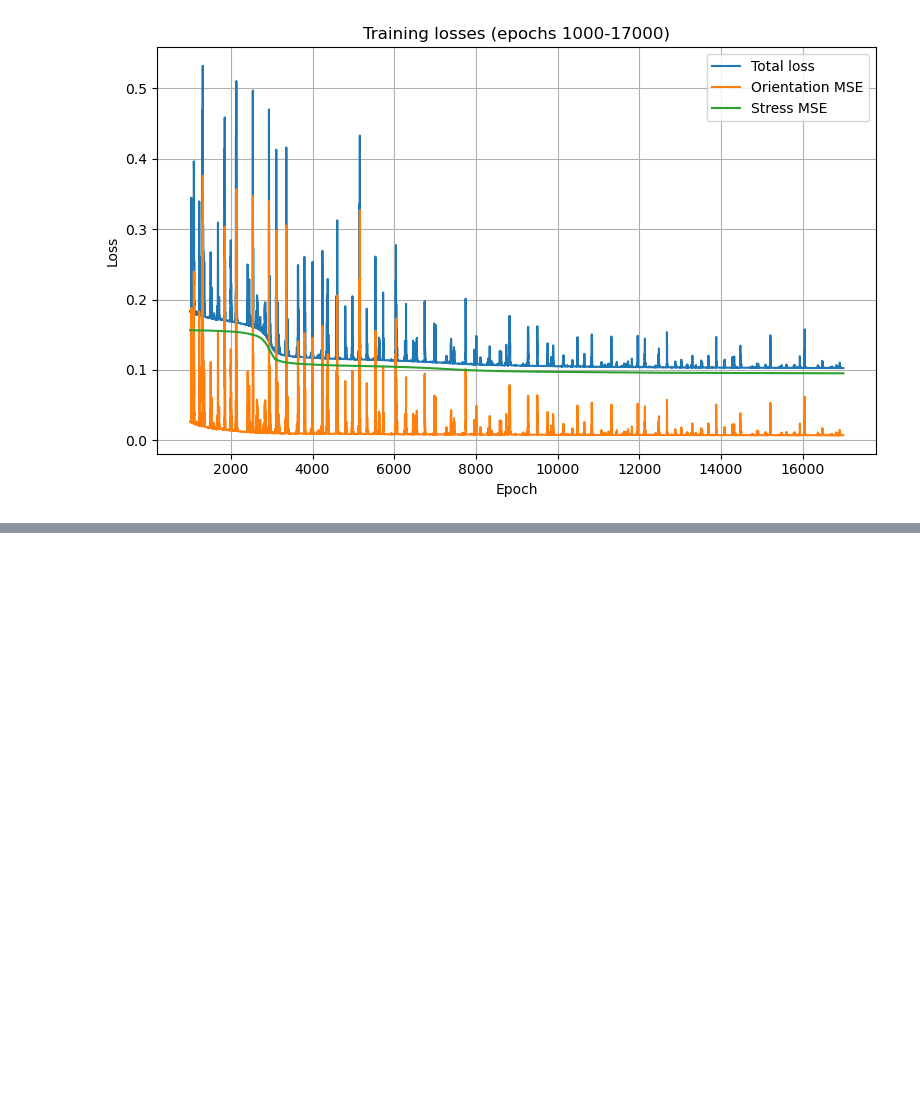
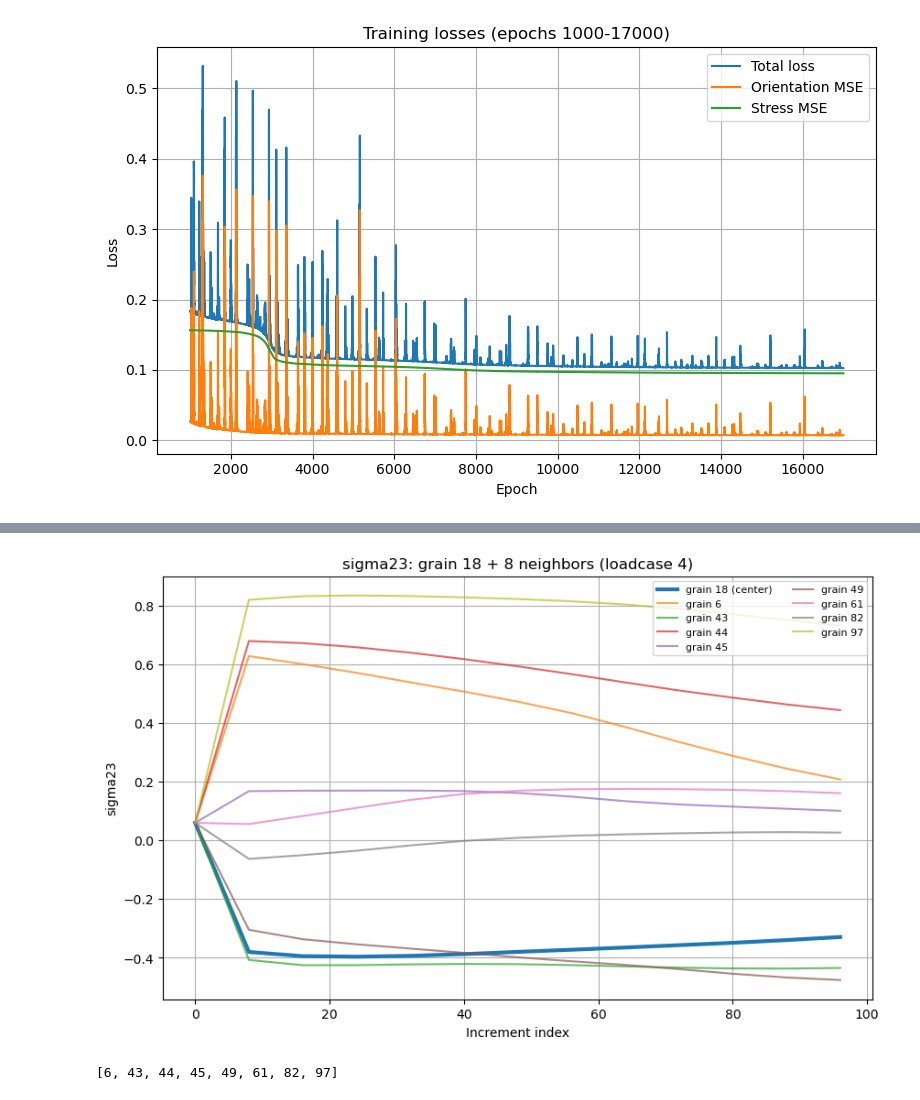
Before and after one commit to Machine-Intelligence-Characterisation/GNN-for-Grain-Track, a Jupyter notebook: TGNN/tgnn_simulation_model.ipynb, the cells around one changed output, grey strips where cells are left out. Drawn from its saved outputs; the diff is of its cells as text; code cells hidden in the pictures; blank space fills up the shorter version.

```diff
--- a/TGNN/tgnn_simulation_model.ipynb
+++ b/TGNN/tgnn_simulation_model.ipynb
@@ -1021,7 +1211,6 @@ def get_neighbors(edge_index: torch.Tensor, node_id: int):
     return neigh.tolist()
 
 
-
 def plot_grain_and_neighbors_stress(
     all_data,
     edge_index_tensor,
@@ -1029,6 +1218,7 @@ def plot_grain_and_neighbors_stress(
     grain_id,
     component="sigma11",
     max_neighbors=None,   # e.g., 10 to limit clutter
+    stress_slice=slice(22,31)
 ):
     """
     all_data: (n_loadcases, n_grains, n_incs, n_features)
@@ -1052,41 +1242,44 @@ def plot_grain_and_neighbors_stress(
         neighbors = neighbors[:max_neighbors]
 
     # --- central grain series ---
-    stress9_center = all_data[loadcase_idx, grain_id, :, 22:31]   # (n_incs, 9)
+    stress9_center = all_data[loadcase_idx, grain_id, :, stress_slice]   # (n_incs, 9)
     stress6_center = tensor9_to_voigt6(stress9_center)            # (n_incs, 6)
     y_center = stress6_center[:, comp_map[component]]
 
     x = np.arange(y_center.shape[0])  # increment index (0..12). Use *10 if you want 0,10,...,120
 
     fig, ax = plt.subplots(figsize=(10, 6))
 
     # plot center bold
     ax.plot(x, y_center, linewidth=3, label=f"grain {grain_id} (center)")
 
     # --- neighbor series ---
     for nb in neighbors:
-        stress9_nb = all_data[loadcase_idx, nb, :, 22:31]
+        stress9_nb = all_data[loadcase_idx, nb, :, stress_slice]
         stress6_nb = tensor9_to_voigt6(stress9_nb)
         y_nb = stress6_nb[:, comp_map[component]]
         ax.plot(x, y_nb, alpha=0.7, label=f"grain {nb}")
 
     ax.set_xlabel("Increment index")
     ax.set_ylabel(component)
     ax.set_title(f"{component}: grain {grain_id} + {len(neighbors)} neighbors (loadcase {loadcase_idx})")
     ax.grid(True)
 
     # legends can get huge; tweak if needed
     ax.legend(ncol=2, fontsize=8)
 
     plt.show()
     plt.close(fig)
 
     return neighbors
 
 loadcase = 4
 grain_id = 18
 
-plot_grain_and_neighbors_stress(all_data, edge_index_tensor, loadcase, grain_id, "sigma11")
+plot_grain_and_neighbors_stress(all_data, edge_index_tensor, loadcase, grain_id, "sigma23")
+# %% [output]
+[figure, added]
+[6, 43, 44, 45, 49, 61, 82, 97]
 # %%
 import matplotlib.pyplot as plt
 import numpy as np
```
Also changed, not shown: parts of 19 cells of this notebook, 1 other file.
